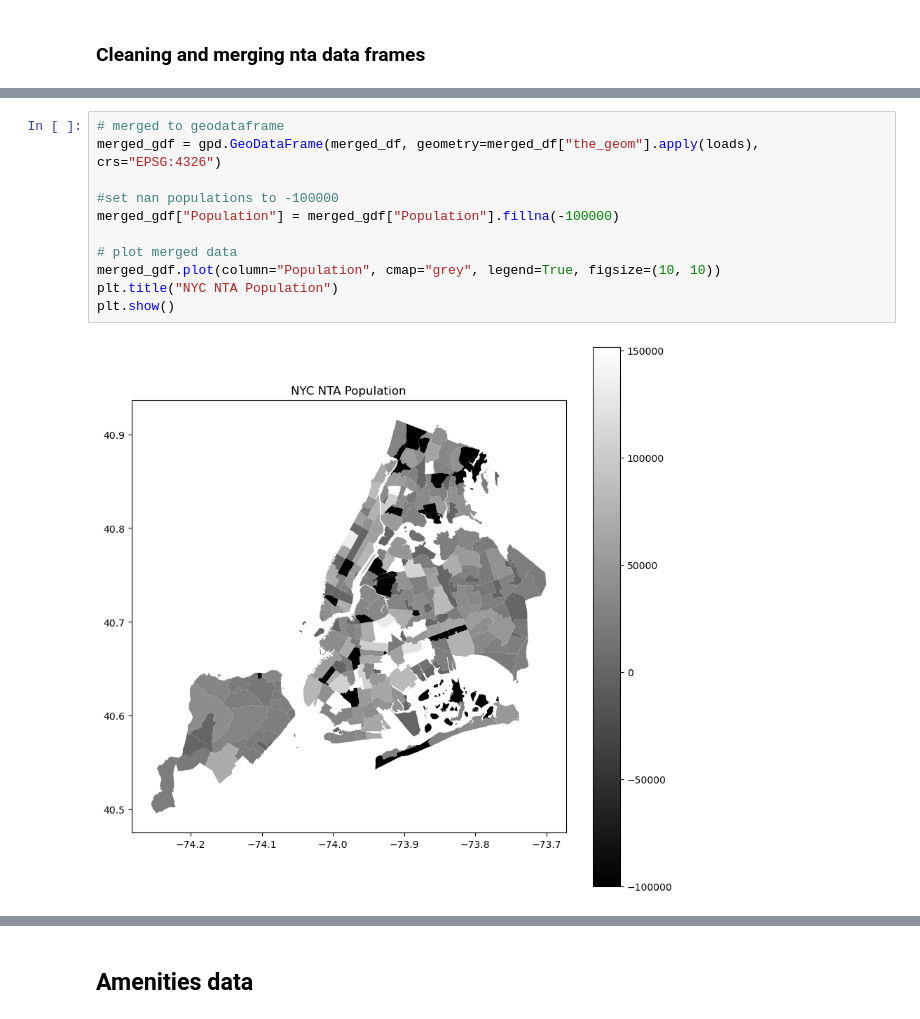
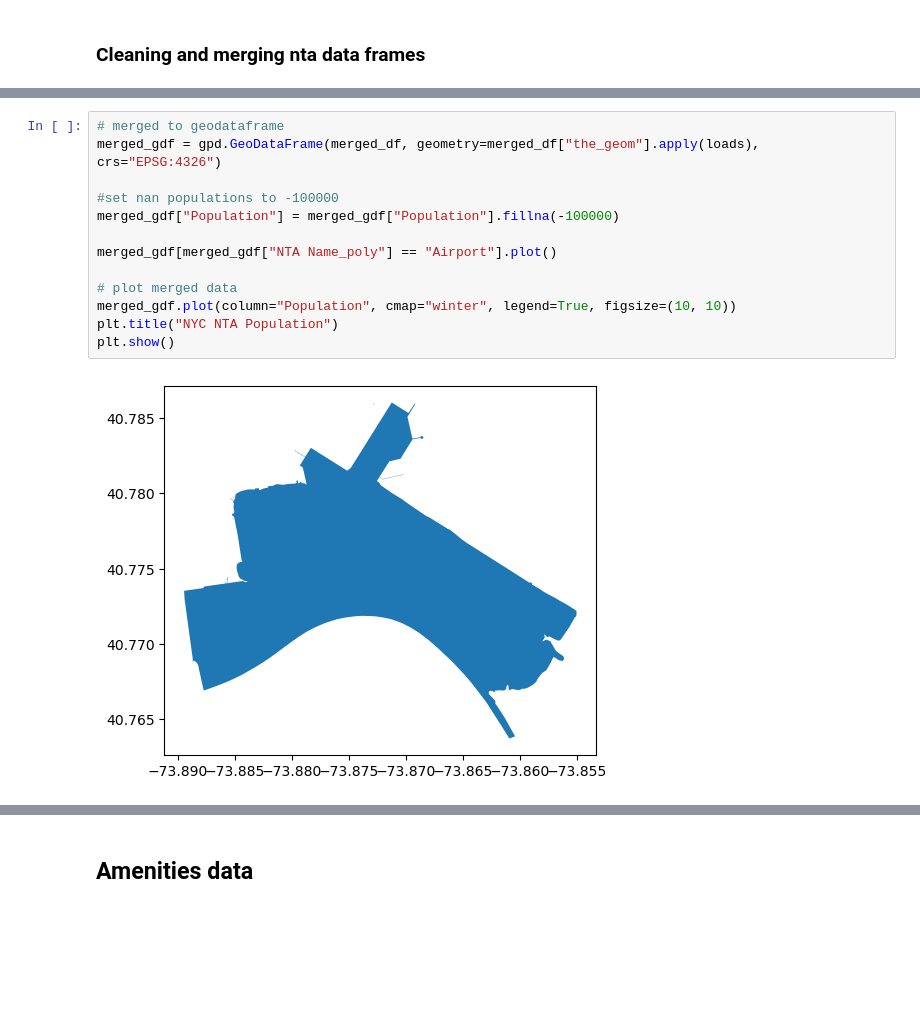
Before and after one commit to Grumlebob/ExamGDS, a Jupyter notebook: thors_cleaning.ipynb, the cells around one changed output, grey strips where cells are left out. Drawn from its saved outputs; the diff is of its cells as text; blank space fills up the shorter version.

Commit message:
all polygons have population but some dont plot

```diff
--- a/thors_cleaning.ipynb
+++ b/thors_cleaning.ipynb
@@ -419,13 +471,15 @@ NTA's with missing population: 14
 # %%
 # merged to geodataframe
 merged_gdf = gpd.GeoDataFrame(merged_df, geometry=merged_df["the_geom"].apply(loads), crs="EPSG:4326")
 
 #set nan populations to -100000
 merged_gdf["Population"] = merged_gdf["Population"].fillna(-100000)
 
+merged_gdf[merged_gdf["NTA Name_poly"] == "Airport"].plot()
+
 # plot merged data
-merged_gdf.plot(column="Population", cmap="grey", legend=True, figsize=(10, 10))
+merged_gdf.plot(column="Population", cmap="winter", legend=True, figsize=(10, 10))
 plt.title("NYC NTA Population")
 plt.show()
 # %% [output]
-[figure, old version]
+[figure, new version]
```
Also changed, not shown: parts of 4 cells of this notebook.
